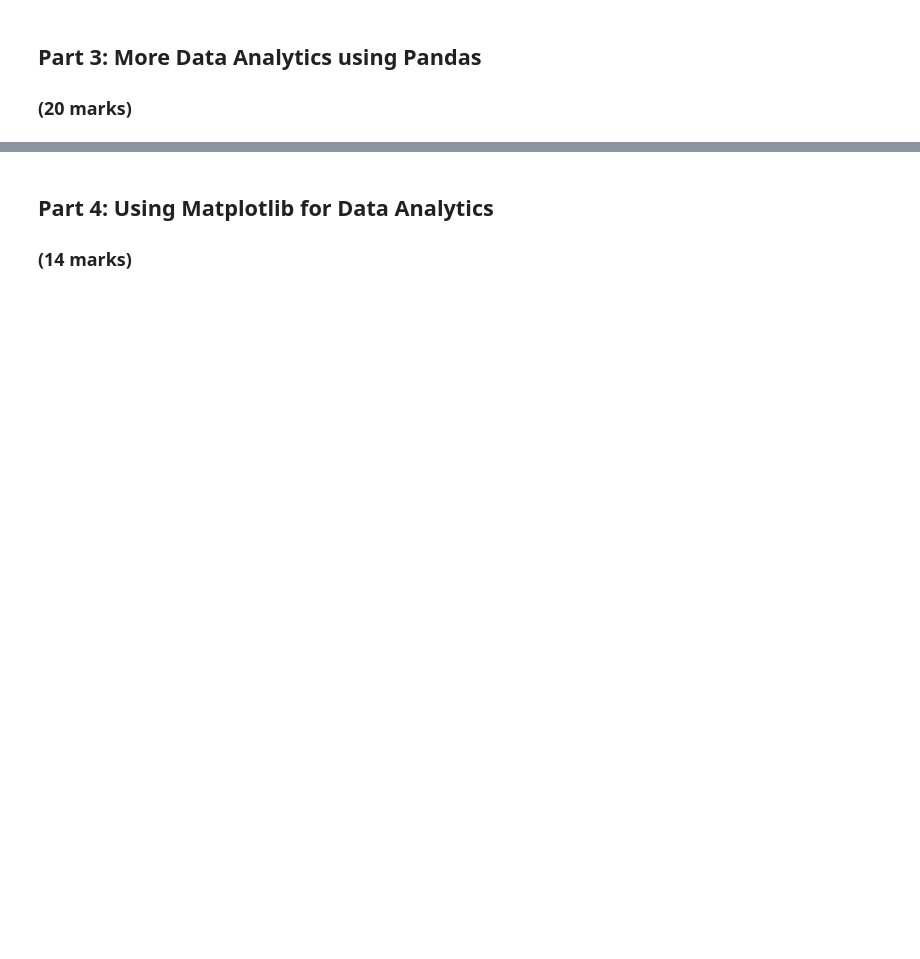
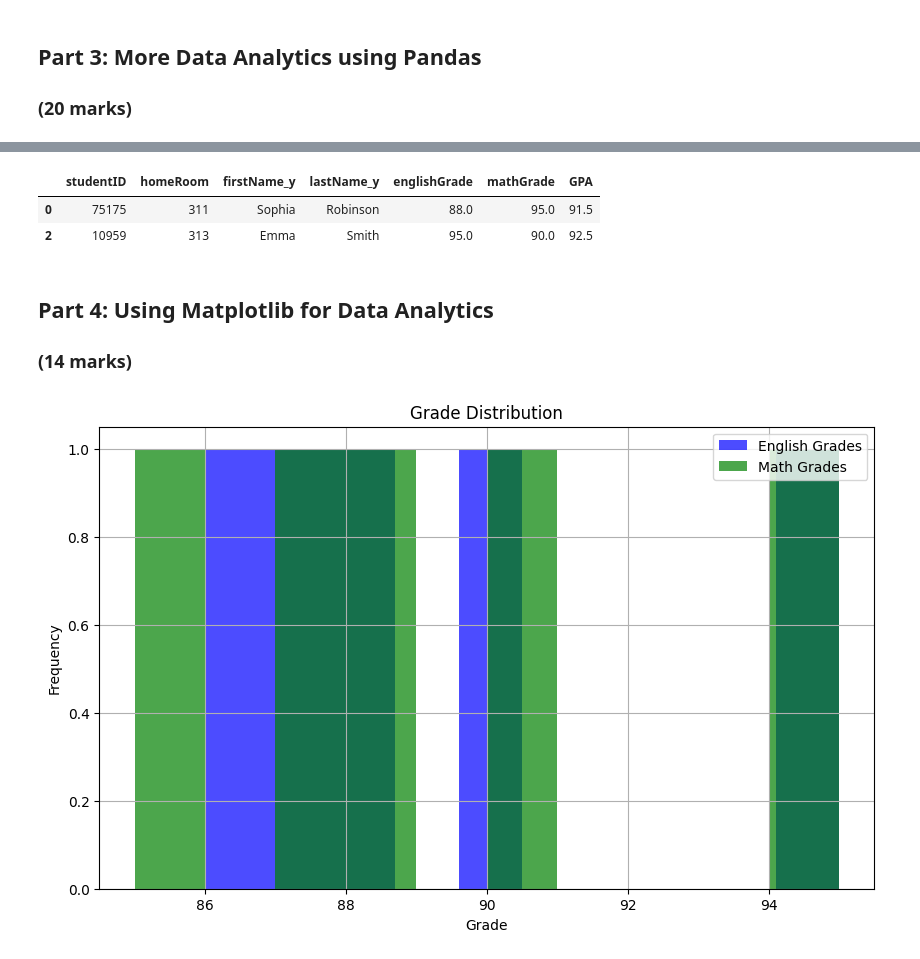
Before and after one commit to fabihafaizaislam/engg680_2024_fall, a Jupyter notebook: Assignment1.ipynb, the cells around one changed output, grey strips where cells are left out. Drawn from its saved outputs; the diff is of its cells as text; code cells hidden in the pictures; blank space fills up the shorter version.

```diff
--- a/Assignment1.ipynb
+++ b/Assignment1.ipynb
@@ -62,4 +68,5 @@ df_studentGrades['GPA'] = df_studentGrades[['grade_English', 'grade_Math']].mean
 
 # Now let's check the data! In the space below, please use the .head method to display the dataframe.
 # (1 mark)
-#
+studentGrades_head = df_studentGrades.head()
+print(studentGrades_head)
@@ -68,7 +89,7 @@ df_studentGrades['GPA'] = df_studentGrades[['grade_English', 'grade_Math']].mean
 # .drop(columns=['<column_name1>','<column_name2>'] is a Pandas method that can be used to drop columns.
 # In the space below, drop the first name and last name associated with the math .csv file.
 # (2 mark)
-df_studentGrades =
+df_studentGrades = studentGrades_head.drop(columns=['firstName_Math', 'lastName_Math'])
 # %%
 # Let's display the data again. Use an appropriate method (hint: already used before)
 # (1 mark)
@@ -80,9 +115,9 @@ df_studentGrades =
 
 df_studentGrades = df_studentGrades.rename(columns={
     'firstName_English': 'firstName',
-    '<>': 'lastName',
-    '<>': 'englishGrade',
-    '<>': 'mathGrade'
+    'lastName_English': 'lastName',
+    'grade_English': 'englishGrade',
+    'grade_Math': 'mathGrade'
     })
 # %%
 # Now let's find out some statistics about our student grades!
@@ -97,12 +143,12 @@ df_studentGrades = df_studentGrades.rename(columns={
 # In the code below, replace '<>' by choosing between 'str' for string or 'float' for float
 # to properly typecast each column.
 # (3 marks)
-df_studentGrades['studentID'] = df_studentGrades['studentID'].astype(<>)
-df_studentGrades['firstName'] = df_studentGrades['firstName'].astype(<>)
-df_studentGrades['lastName'] = df_studentGrades['lastName'].astype(<>)
-df_studentGrades['englishGrade'] = df_studentGrades['englishGrade'].astype(<>)
-df_studentGrades['mathGrade'] = df_studentGrades['mathGrade'].astype(<>)
-df_studentGrades['GPA'] = df_studentGrades['GPA'].astype(<>)
+df_studentGrades['studentID'] = df_studentGrades['studentID'].astype(float)
+df_studentGrades['firstName'] = df_studentGrades['firstName'].astype(str)
+df_studentGrades['lastName'] = df_studentGrades['lastName'].astype(str)
+df_studentGrades['englishGrade'] = df_studentGrades['englishGrade'].astype(float)
+df_studentGrades['mathGrade'] = df_studentGrades['mathGrade'].astype(float)
+df_studentGrades['GPA'] = df_studentGrades['GPA'].astype(float)
 # %%
 # Now let's see our statistics!
 df_studentGrades.describe()
@@ -195,7 +321,11 @@ print(df_studentsGPASorted_homeroom)
 # %%
 # Given df_studentsGPASorted_homeroom, please find and print the students with the highest GPA in each homeroom using the .loc method.
 # (2 marks)
-#
+df_studentsGPASorted_homeroom.loc[df_studentsGPASorted_homeroom.groupby('homeRoom')['GPA'].idxmax()]
+# %% [output]
+|  | studentID | homeRoom | firstName_y | lastName_y | englishGrade | mathGrade | GPA |
+| 0 | 75175 | 311 | Sophia | Robinson | 88.0 | 95.0 | 91.5 |
+| 2 | 10959 | 313 | Emma | Smith | 95.0 | 90.0 | 92.5 |
 # %% [markdown]
 ## Part 4: Using Matplotlib for Data Analytics
 ### (14 marks)
@@ -205,27 +336,32 @@ print(df_studentsGPASorted_homeroom)
 # %%
 # Let's use matplotlib to display a histogram of the grades distribution
 # Histograms are useful for seeing the distribution of the students grades
 
 plt.figure(figsize=(10, 6))
 plt.hist(df_studentGrades['englishGrade'], bins=10, alpha=0.7, label='English Grades', color='blue')
 
 # Step 1: Use the line above as reference to create a histogram for the math grades
 # (1 mark)
-#
+plt.hist(df_studentGrades['mathGrade'], bins=10, alpha=0.7, label='Math Grades', color='green')
 
 # Step 2: Ensure that your plot is descriptive, so use labels (x and y axis), a title, and a legend.
 # Hint: Use the matplotlib .legend(loc='<location>') to add and place the legend.
 # You can use 'upper left', 'upper right', 'lower left', and 'lower right' to specify the location.
 # (4 marks)
-#
+plt.xlabel('Grade')
+plt.ylabel('Frequency')
+plt.title('Grade Distribution')
+plt.legend(loc='upper right')
 plt.grid(True)
 
 # Step 3: Use the .savefig('<image_title>'.png) to output an image file of the histogram.
 # Please be sure to use a descriptive title!
 # (1 mark)
-#
+plt.savefig('grade_distribution.png')
 
 plt.show()
+# %% [output]
+[figure, added]
 # %%
 # Let's also use matplotlib to display a scatter plot of English vs. Math grades
 # Scatter plots are useful for seeing the relationship between two variables
```
Also changed, not shown: parts of 30 cells of this notebook.
